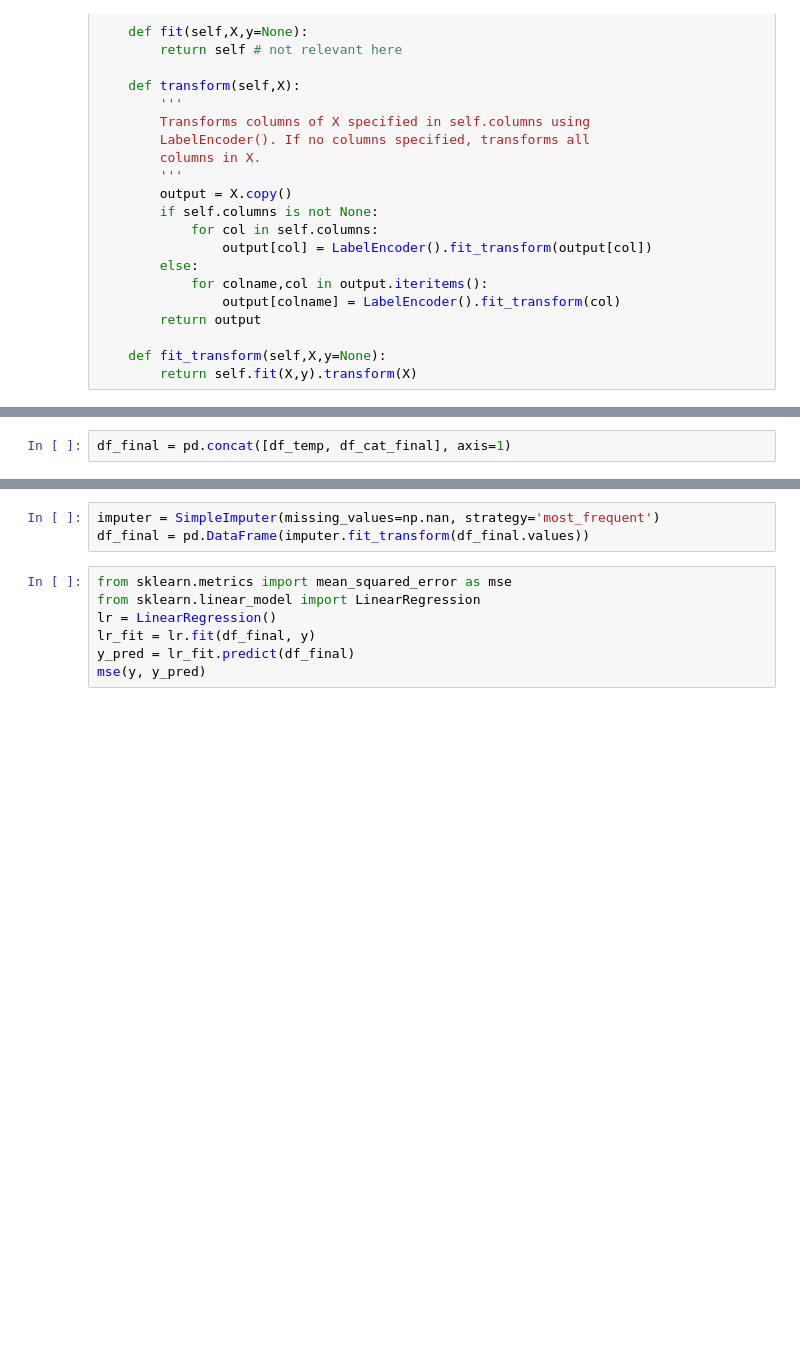
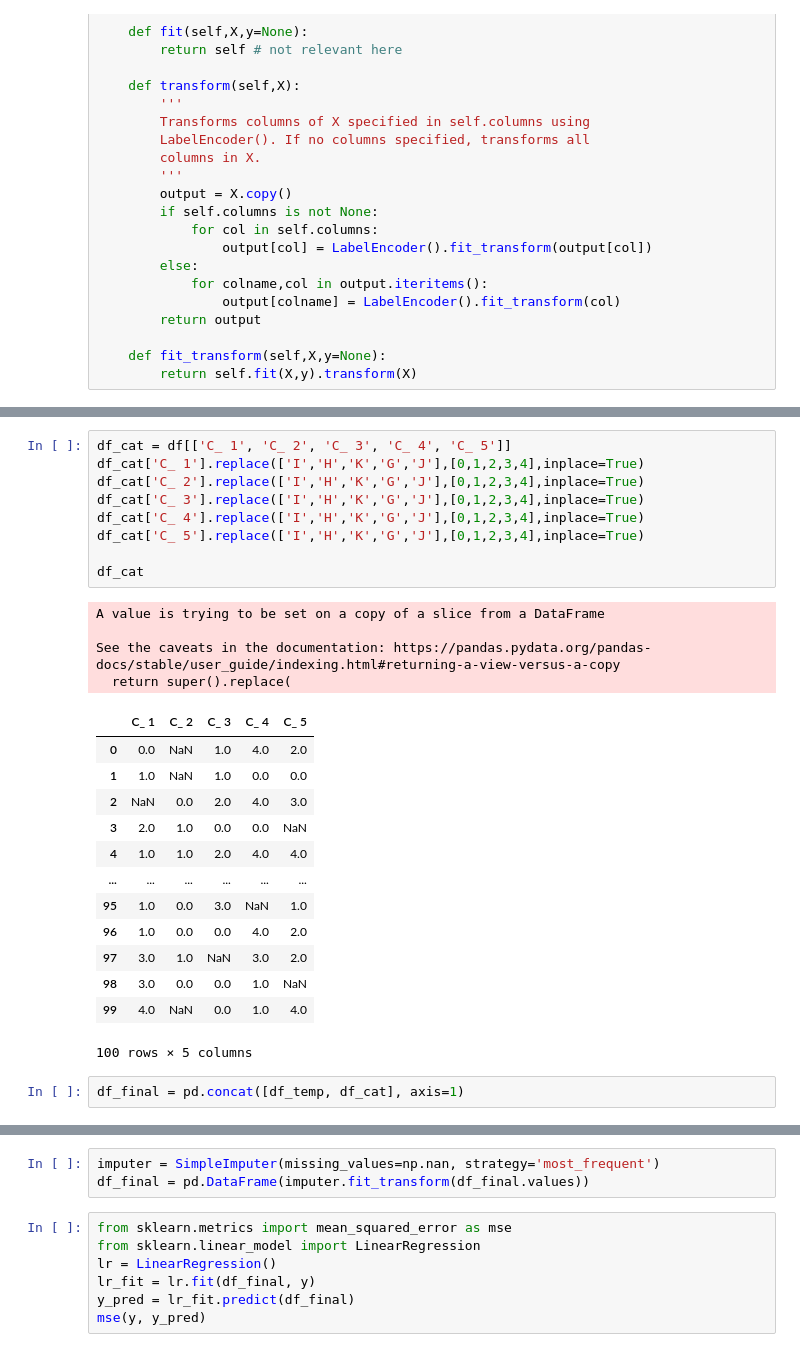
Before and after one commit to s222883/CDA, a Jupyter notebook: Case1/project.ipynb, the cells around one changed output, grey strips where cells are left out. Drawn from its saved outputs; the diff is of its cells as text; blank space fills up the shorter version.

```diff
--- a/Case1/project.ipynb
+++ b/Case1/project.ipynb
@@ -72,5 +74,32 @@ df_cat_final = df_cat_encoded.where(~mask)
+# %%
+df_cat = df[['C_ 1', 'C_ 2', 'C_ 3', 'C_ 4', 'C_ 5']]
+df_cat['C_ 1'].replace(['I','H','K','G','J'],[0,1,2,3,4],inplace=True)
+df_cat['C_ 2'].replace(['I','H','K','G','J'],[0,1,2,3,4],inplace=True)
+df_cat['C_ 3'].replace(['I','H','K','G','J'],[0,1,2,3,4],inplace=True)
+df_cat['C_ 4'].replace(['I','H','K','G','J'],[0,1,2,3,4],inplace=True)
+df_cat['C_ 5'].replace(['I','H','K','G','J'],[0,1,2,3,4],inplace=True)
+
+df_cat
+# %% [output]
+A value is trying to be set on a copy of a slice from a DataFrame
+
+See the caveats in the documentation: https://pandas.pydata.org/pandas-docs/stable/user_guide/indexing.html#returning-a-view-versus-a-copy
+  return super().replace(
+|  | C_ 1 | C_ 2 | C_ 3 | C_ 4 | C_ 5 |
+| 0 | 0.0 | NaN | 1.0 | 4.0 | 2.0 |
+| 1 | 1.0 | NaN | 1.0 | 0.0 | 0.0 |
+| 2 | NaN | 0.0 | 2.0 | 4.0 | 3.0 |
+| 3 | 2.0 | 1.0 | 0.0 | 0.0 | NaN |
+| 4 | 1.0 | 1.0 | 2.0 | 4.0 | 4.0 |
+| ... | ... | ... | ... | ... | ... |
+| 95 | 1.0 | 0.0 | 3.0 | NaN | 1.0 |
+| 96 | 1.0 | 0.0 | 0.0 | 4.0 | 2.0 |
+| 97 | 3.0 | 1.0 | NaN | 3.0 | 2.0 |
+| 98 | 3.0 | 0.0 | 0.0 | 1.0 | NaN |
+| 99 | 4.0 | NaN | 0.0 | 1.0 | 4.0 |
+100 rows × 5 columns
 # %%
-df_final = pd.concat([df_temp, df_cat_final], axis=1)
+df_final = pd.concat([df_temp, df_cat], axis=1)
 # %%
 df_final
 # %% [output]
```
Also changed, not shown: parts of 5 cells of this notebook, 1 other file.
